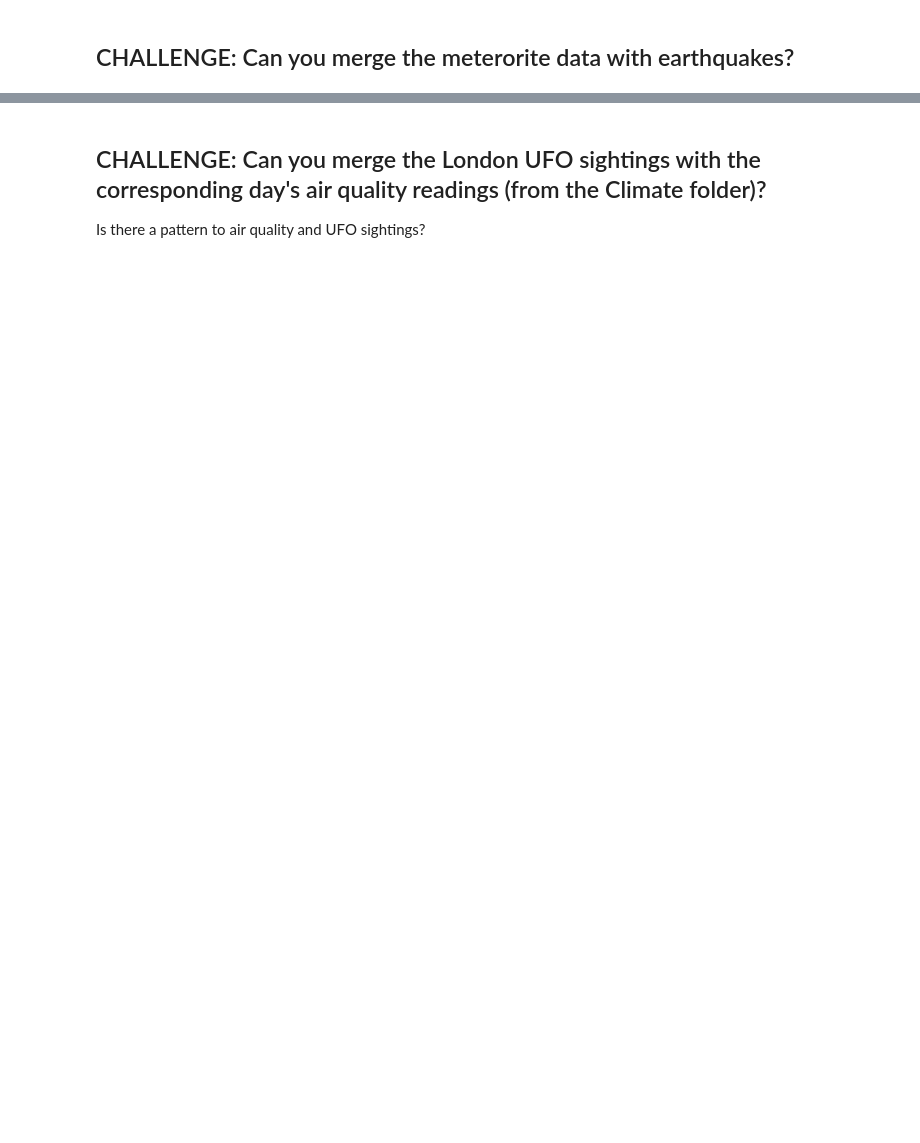
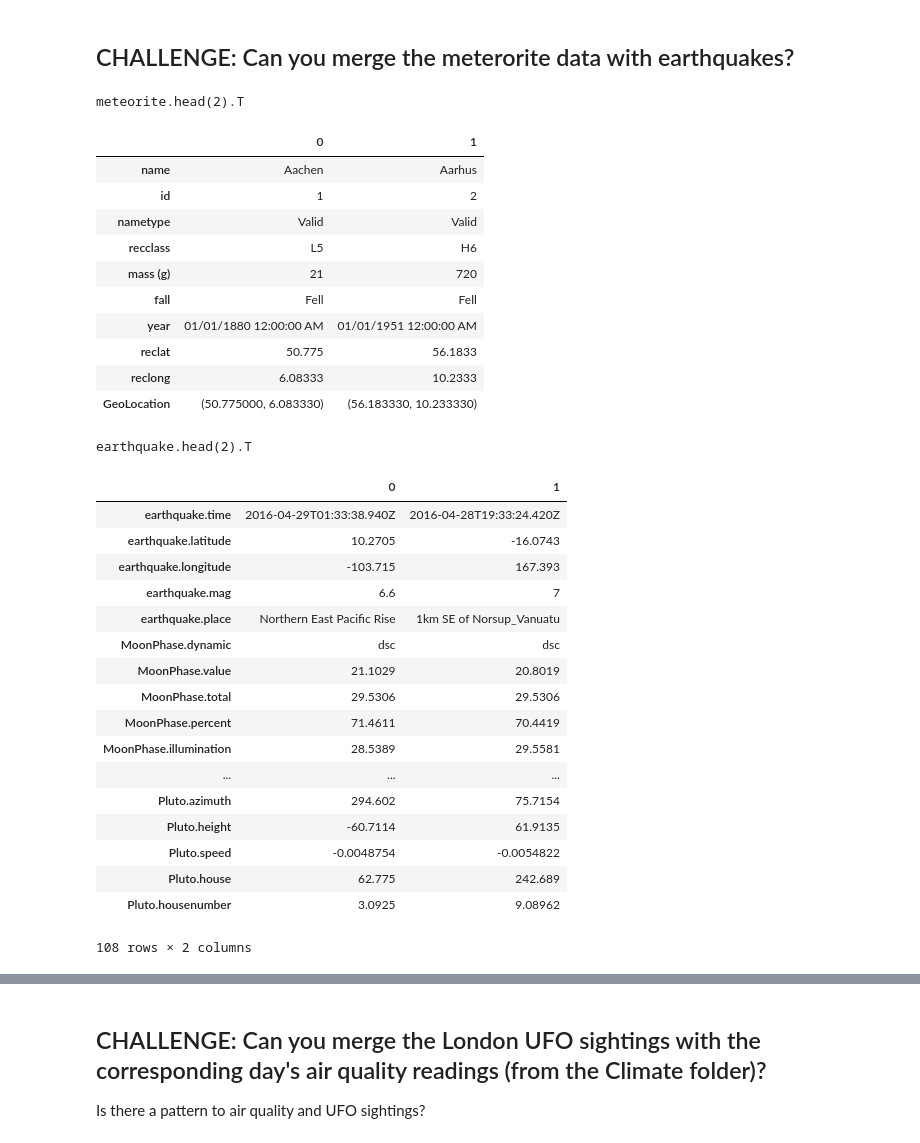
Before and after one commit to MrRutledge/Opendata_Hackathon, a Jupyter notebook: 3. Merging.ipynb, the cells around one changed output, grey strips where cells are left out. Cells and saved outputs as stored; diff of their text form; code cells hidden in the pictures; blank space fills up the shorter version.

```diff
--- a/3. Merging.ipynb
+++ b/3. Merging.ipynb
@@ -154,3 +245,36 @@ See the caveats in the documentation: http://pandas.pydata.org/pandas-docs/stabl
 ## CHALLENGE: Can you merge the meterorite data with earthquakes?
 # %%
 ## Type code here...
+display('meteorite.head(2).T','earthquake.head(2).T.')
+# %% [output]
+meteorite.head(2).T
+|  | 0 | 1 |
+| name | Aachen | Aarhus |
+| id | 1 | 2 |
+| nametype | Valid | Valid |
+| recclass | L5 | H6 |
+| mass (g) | 21 | 720 |
+| fall | Fell | Fell |
+| year | 01/01/1880 12:00:00 AM | 01/01/1951 12:00:00 AM |
+| reclat | 50.775 | 56.1833 |
+| reclong | 6.08333 | 10.2333 |
+| GeoLocation | (50.775000, 6.083330) | (56.183330, 10.233330) |
+earthquake.head(2).T
+|  | 0 | 1 |
+| earthquake.time | 2016-04-29T01:33:38.940Z | 2016-04-28T19:33:24.420Z |
+| earthquake.latitude | 10.2705 | -16.0743 |
+| earthquake.longitude | -103.715 | 167.393 |
+| earthquake.mag | 6.6 | 7 |
+| earthquake.place | Northern East Pacific Rise | 1km SE of Norsup_Vanuatu |
+| MoonPhase.dynamic | dsc | dsc |
+| MoonPhase.value | 21.1029 | 20.8019 |
+| MoonPhase.total | 29.5306 | 29.5306 |
+| MoonPhase.percent | 71.4611 | 70.4419 |
+| MoonPhase.illumination | 28.5389 | 29.5581 |
+| ... | ... | ... |
+| Pluto.azimuth | 294.602 | 75.7154 |
+| Pluto.height | -60.7114 | 61.9135 |
+| Pluto.speed | -0.0048754 | -0.0054822 |
+| Pluto.house | 62.775 | 242.689 |
+| Pluto.housenumber | 3.0925 | 9.08962 |
+108 rows × 2 columns
```
Also changed, not shown: parts of 11 cells of this notebook.
